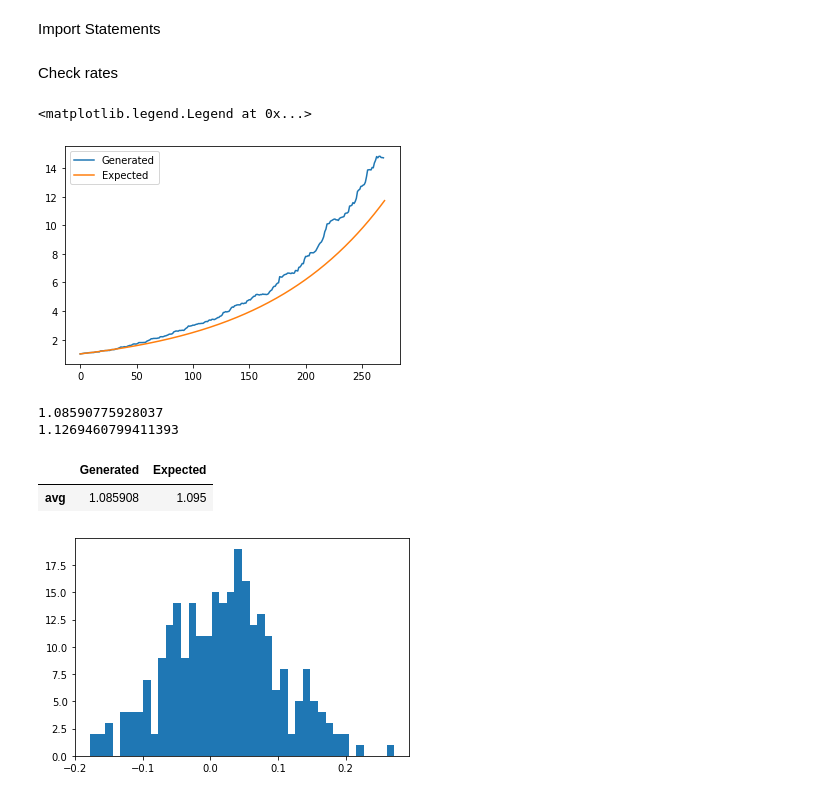
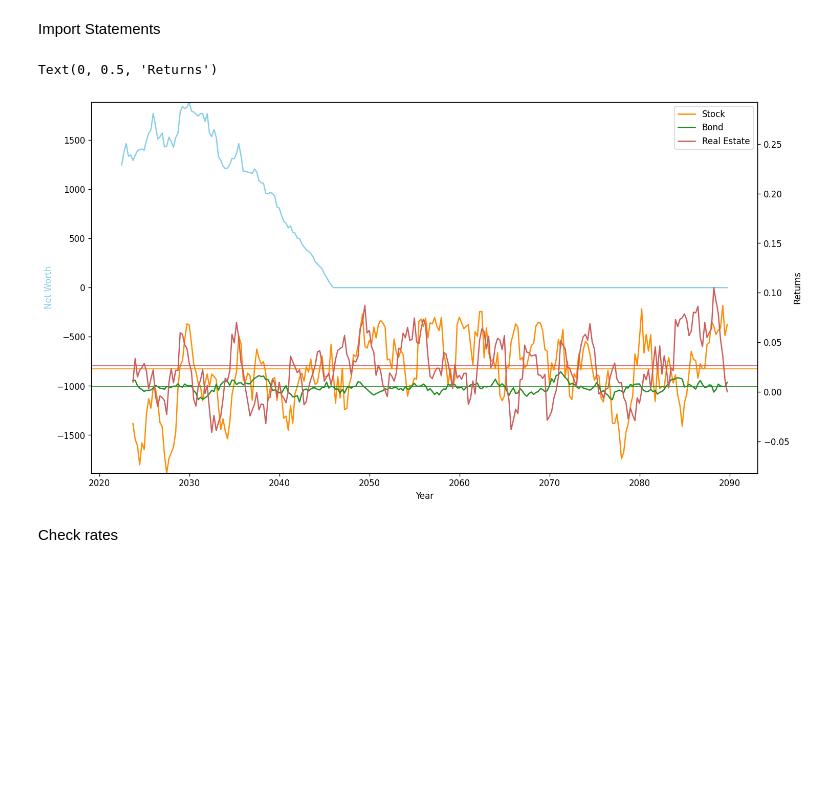
Before and after one commit to chriskelly/LifeFinances, a Jupyter notebook: Simulation/Diagnostics.ipynb, the cells around one changed output. Saved outputs shown, nothing was run; the diff lists cells and outputs as text; code cells hidden in the pictures; blank space fills up the shorter version.

```diff
--- a/Simulation/Diagnostics.ipynb
+++ b/Simulation/Diagnostics.ipynb
@@ -10,37 +12,32 @@ FILE_PATH = 'worst_failure.csv'
 
 df = pd.read_csv(FILE_PATH)
+# %%
+# Net Worth & returns
+plt.figure(figsize=(14,8), dpi=120)
+
+roll_df = df[['Stock Returns', 'Bond Returns','Real Estate Returns']].rolling(window=6).mean()
+
+ax1 = plt.gca() # get the axis
+ax2 = ax1.twinx() # create another axis that shares the same x-axis
+
+ax1.set_ylim(bottom=-df['Net Worth'].max(), top=df['Net Worth'].max())
+min_return, max_return = min(roll_df['Stock Returns'].min(),roll_df['Real Estate Returns'].min()), max(roll_df['Stock Returns'].max(),roll_df['Real Estate Returns'].max())
+ax2.set_ylim(bottom=min_return, top=max_return+(max_return-min_return))
+
+ax1.plot(df['Time'],df["Net Worth"], color='skyblue')
+ax2.plot(df['Time'],roll_df["Stock Returns"], color='darkorange',label='Stock')
+ax2.axhline(constants.EQUITY_MEAN ** (1/4)-1, color='darkorange', lw=1)
+ax2.plot(df['Time'],roll_df["Bond Returns"], color='forestgreen',label='Bond')
+ax2.axhline(constants.BOND_MEAN ** (1/4)-1, color='forestgreen', lw=1)
+ax2.plot(df['Time'],roll_df["Real Estate Returns"], color='indianred',label='Real Estate')
+ax2.axhline(constants.RE_MEAN ** (1/4)-1, color='indianred', lw=1)
+plt.legend()
+
+ax1.set_xlabel('Year')
+ax1.set_ylabel('Net Worth', color='skyblue')
+ax2.set_ylabel('Returns')
+# %% [output]
+Text(0, 0.5, 'Returns')
+[figure, added]
 # %% [markdown]
 Check rates
-# %%
-# Inflation
-plt.plot(df["Inflation"],label='Generated')
-expected_inflation_qt = constants.INFLATION_MEAN ** (1/4)
-
-expected_inflation_ls = [expected_inflation_qt]
-
-for _ in df["Inflation"]:
-    expected_inflation_ls.append(expected_inflation_ls[-1] * expected_inflation_qt)
-
-plt.plot(expected_inflation_ls,label='Expected')
-plt.legend()
-# %% [output]
-<matplotlib.legend.Legend at 0x...>
-[figure, removed]
-# %%
-yr_frmt_stock_returns = (df['Stock Returns']+1)
-print(yr_frmt_stock_returns.mean()**4)
-test = yr_frmt_stock_returns**4
-print((yr_frmt_stock_returns**4).mean())
-
-plt.hist(df['Stock Returns'],40)
-data = {'Generated':[(df['Stock Returns'].mean()+1)**4],
-        'Expected':[constants.EQUITY_MEAN]}
-
-pd.DataFrame(data, index=['avg'
-                               ])
-# %% [output]
-1.08590775928037
-1.1269460799411393
-|  | Generated | Expected |
-| avg | 1.085908 | 1.095 |
-[figure, removed]
```
Also changed, not shown: parts of 4 cells of this notebook, 5 other files.
